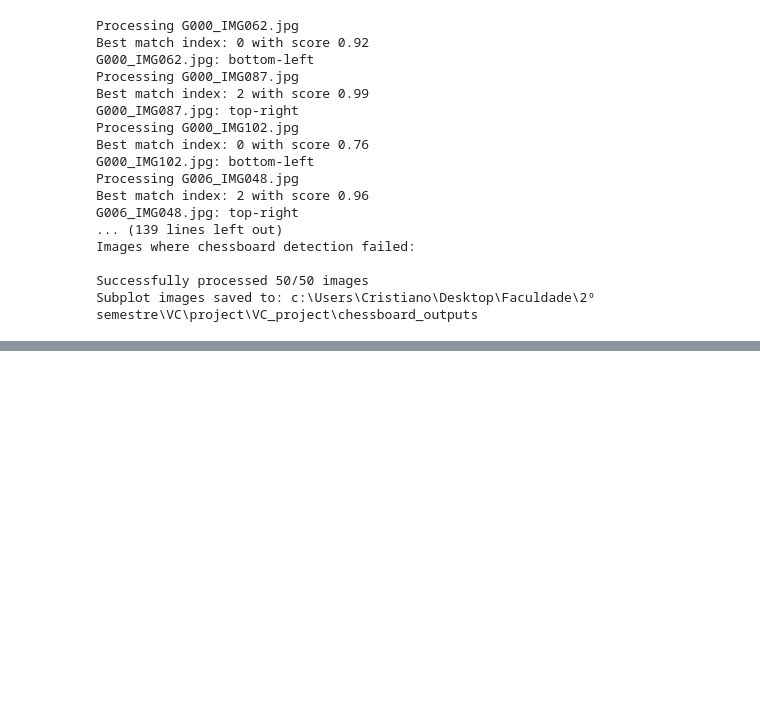
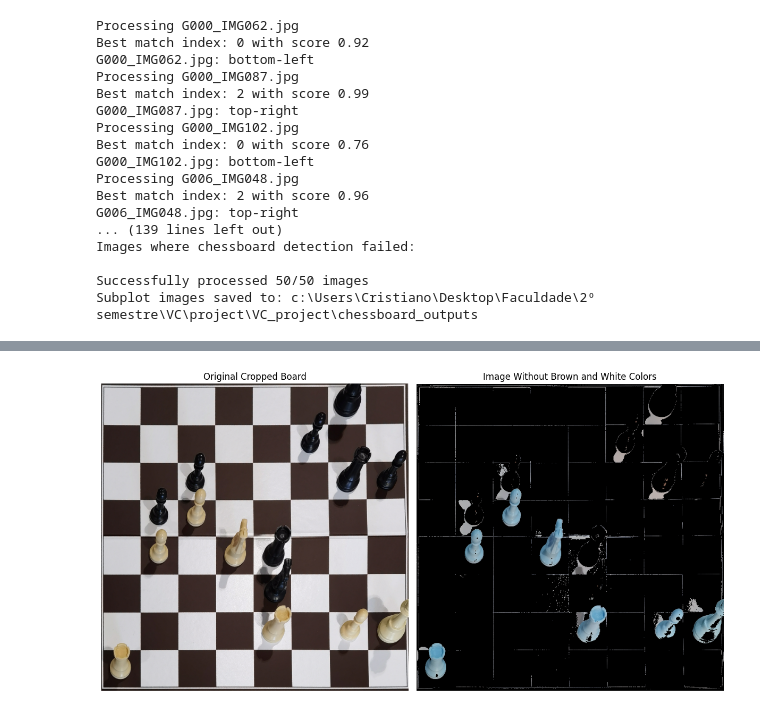
Before and after one commit to jmlima1234/VC_project, a Jupyter notebook: simple_implementation.ipynb, the cells around one changed output, grey strips where cells are left out. Cells and saved outputs as stored; diff of their text form; code cells hidden in the pictures; blank space fills up the shorter version.

```diff
--- a/simple_implementation.ipynb
+++ b/simple_implementation.ipynb
@@ -583,19 +488,0 @@ def label_squares_interactively(squares, image_name, output_dir, window_name="Ch
-# %%
-for k, v in successful_images.items():
-    if 'squares' not in v:
-        continue
-
-    print(f"\nLabeling squares for image: {k}")
-
-    # Use the image name and output directory for labeling
-    image_name = k  # The key `k` is the image name
-    output_dir = "labeled_squares"  # Directory where labeled images will be saved
-
-    # Call the labeling function and get the selected squares
-    selected = label_squares_interactively(v['squares'], image_name=image_name, output_dir=output_dir, square_size=(100, 100))
-
-    # Display the selected squares with labels
-    print(f"Selected squares for {k}: {[v['squares'][i * 8 + j]['label'] for (i, j) in selected]}")
-
-    # Store the selected squares in the dictionary for later use
-    v['selected_squares'] = selected
@@ -619,0 +489,71 @@ Selected squares for G099_IMG094.jpg: ['b6', 'h5', 'b3', 'c4', 'a5', 'e2', 'h7',
+# %%
+import cv2
+import numpy as np
+import matplotlib.pyplot as plt
+
+# Function to remove specific colors (brown and white)
+def remove_colors(image):
+    """
+    Function to remove specific colors (brown and white) from the image.
+    Args:
+    - image: The input RGB image
+    Returns:
+    - image_without_colors: The image with brown and white colors removed
+    """
+    # Convert the image to RGB (if it's in a different color space)
+    image_rgb = cv2.cvtColor(image, cv2.COLOR_BGR2RGB)
+
+    # Define the RGB values for brown and white
+    brown_rgb = np.array([36, 27, 25])
+    white_rgb = np.array([206, 206, 210])  # Equivalent to #ceced2
+
+    # Create a mask for the brown color
+    lower_brown = brown_rgb - np.array([40, 40, 40])  # Allow some variation in brown
+    upper_brown = brown_rgb + np.array([60, 60, 60])
+    mask_brown = cv2.inRange(image_rgb, lower_brown, upper_brown)
+
+    # Create a mask for the white color
+    lower_white = white_rgb - np.array([30, 30, 30])  # Allow some variation in white
+    upper_white = white_rgb + np.array([40, 40, 40])
+    mask_white = cv2.inRange(image_rgb, lower_white, upper_white)
+
+    # Combine the brown and white masks
+    mask = cv2.bitwise_or(mask_brown, mask_white)
+
+    # Mask the image (remove the brown and white colors)
+    image_without_colors = cv2.bitwise_and(image_rgb, image_rgb, mask=~mask)
+
+    return image_without_colors
+
+
+# Integrating this with your main loop (only for color removal)
+for k, v in successful_images.items():
+    board_size = v['warped_original_rgb'].shape[0]
+    crop_margin = int(board_size * 0.07)
+
+    cropped_board = v['warped_original_rgb'][crop_margin:board_size - crop_margin,
+                                             crop_margin:board_size - crop_margin]
+    v['cropped_board'] = cropped_board
+
+    # Remove specific colors (brown and white) from the image
+    cropped_board_without_colors = remove_colors(cropped_board)
+    v['cropped_board_without_colors'] = cropped_board_without_colors
+
+    # Display results for the first board only (debug)
+    if k == list(successful_images.keys())[0]:
+        plt.figure(figsize=(12, 8))
+
+        plt.subplot(1, 2, 1)
+        plt.imshow(cropped_board)
+        plt.title('Original Cropped Board')
+        plt.axis('off')
+
+        plt.subplot(1, 2, 2)
+        plt.imshow(cropped_board_without_colors)
+        plt.title('Image Without Brown and White Colors')
+        plt.axis('off')
+
+        plt.tight_layout()
+        plt.show()
+# %% [output]
+[figure, added]
```
Also changed, not shown: parts of 2 cells of this notebook.
